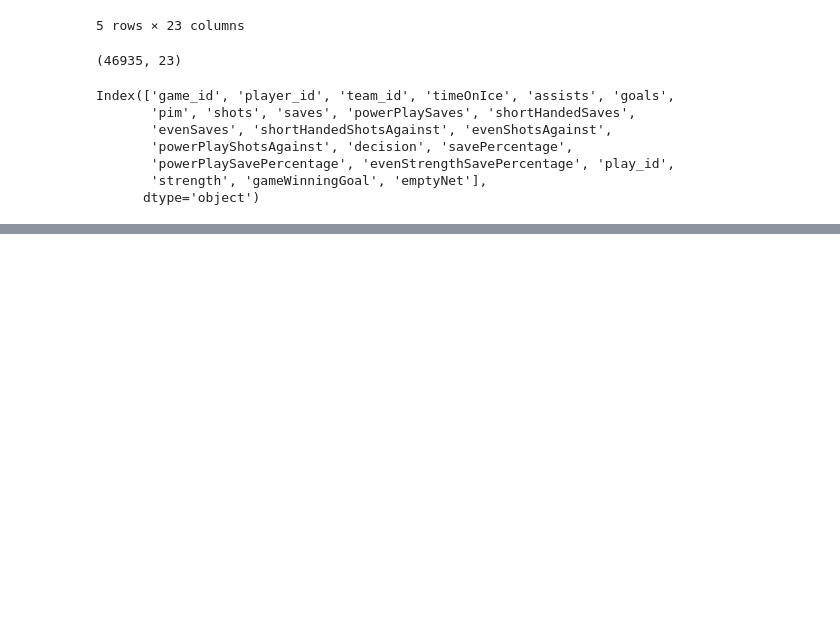
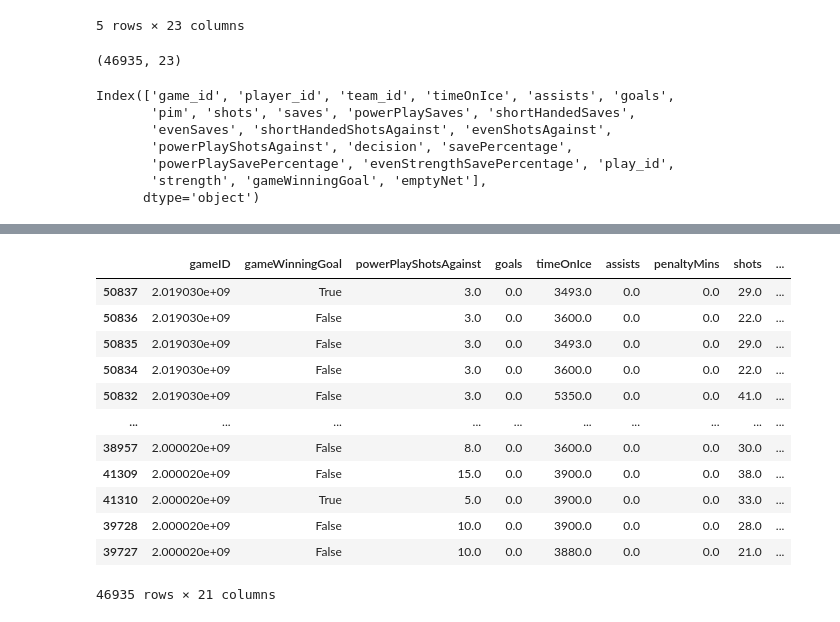
Before and after one commit to data301-2021-winter1/project-group56-project, a Jupyter notebook: notebooks/William notebook.ipynb, the cells around one changed output, grey strips where cells are left out. Saved outputs shown, nothing was run; the diff lists cells and outputs as text; code cells hidden in the pictures; blank space fills up the shorter version.

```diff
--- a/notebooks/William notebook.ipynb
+++ b/notebooks/William notebook.ipynb
@@ -92,0 +109,35 @@ NameError: name 'nh' is not defined
+# %%
+nhlStats = pd.read_csv(r"..\data\raw\nhlStats.csv", low_memory = False)
+
+nhlStats = nhlStats.dropna(how="any", axis = 0)
+
+nhlStats = nhlStats.rename(columns = {"game_id" : "gameID", "player_id" : "playerID",
+                                      "team_id" : "teamID", "pim" : "penaltyMins",
+                                      "shortHandedShotsAgainst" : "shortHandShotsAgainst",
+                                      "play_id" : "playID", "decision" : "result"})
+
+
+nhlStats = nhlStats[['gameID','gameWinningGoal',
+       'powerPlayShotsAgainst','goals','timeOnIce', 'assists',
+       'penaltyMins', 'shots', 'saves', 'powerPlaySaves', 'shortHandedSaves',
+       'evenSaves', 'shortHandShotsAgainst', 'evenShotsAgainst', 'result', 'savePercentage',
+       'powerPlaySavePercentage', 'evenStrengthSavePercentage', 'playID',
+       'strength','emptyNet']]
+
+nhlStats = nhlStats.sort_values(by=["gameID"], ascending = False)
+
+nhlStats
+# %% [output]
+|  | gameID | gameWinningGoal | powerPlayShotsAgainst | goals | timeOnIce | assists | penaltyMins | shots | ... |
+| 50837 | 2.019030e+09 | True | 3.0 | 0.0 | 3493.0 | 0.0 | 0.0 | 29.0 | ... |
+| 50836 | 2.019030e+09 | False | 3.0 | 0.0 | 3600.0 | 0.0 | 0.0 | 22.0 | ... |
+| 50835 | 2.019030e+09 | False | 3.0 | 0.0 | 3493.0 | 0.0 | 0.0 | 29.0 | ... |
+| 50834 | 2.019030e+09 | False | 3.0 | 0.0 | 3600.0 | 0.0 | 0.0 | 22.0 | ... |
+| 50832 | 2.019030e+09 | False | 3.0 | 0.0 | 5350.0 | 0.0 | 0.0 | 41.0 | ... |
+| ... | ... | ... | ... | ... | ... | ... | ... | ... | ... |
+| 38957 | 2.000020e+09 | False | 8.0 | 0.0 | 3600.0 | 0.0 | 0.0 | 30.0 | ... |
+| 41309 | 2.000020e+09 | False | 15.0 | 0.0 | 3900.0 | 0.0 | 0.0 | 38.0 | ... |
+| 41310 | 2.000020e+09 | True | 5.0 | 0.0 | 3900.0 | 0.0 | 0.0 | 33.0 | ... |
+| 39728 | 2.000020e+09 | False | 10.0 | 0.0 | 3900.0 | 0.0 | 0.0 | 28.0 | ... |
+| 39727 | 2.000020e+09 | False | 10.0 | 0.0 | 3880.0 | 0.0 | 0.0 | 21.0 | ... |
+46935 rows × 21 columns
```
Also changed, not shown: parts of 6 cells of this notebook.
